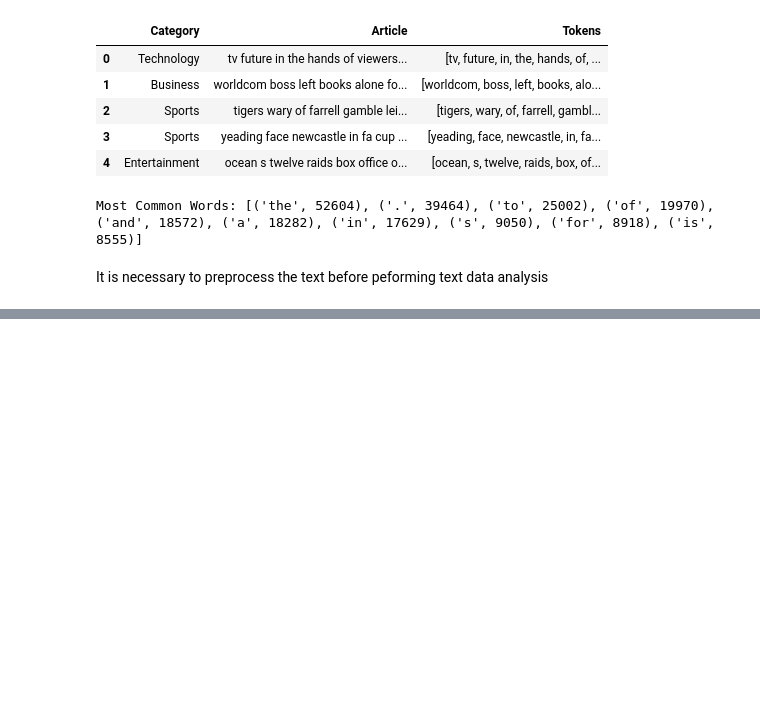
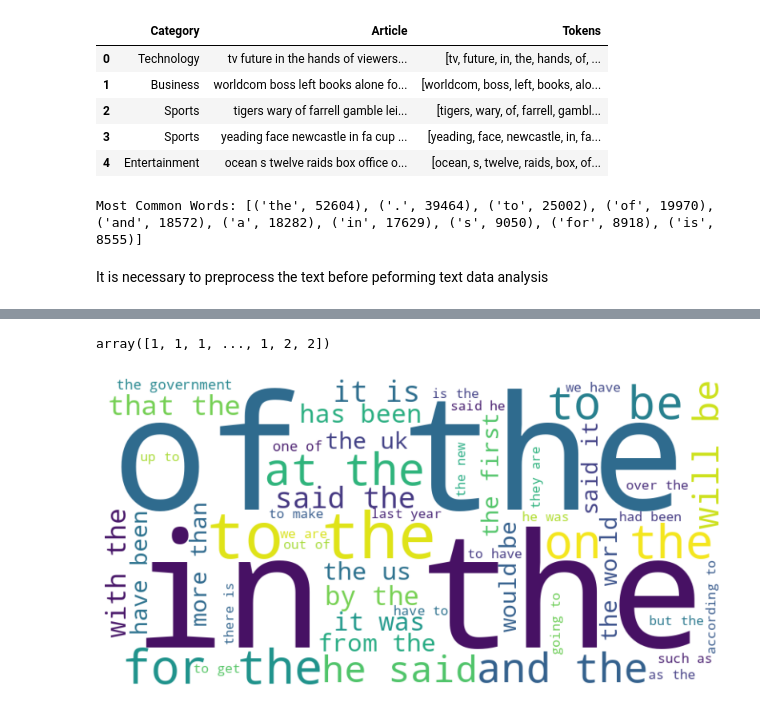
Before and after one commit to yedhuk/categorizing-news-articles-flipitnews, a Jupyter notebook: notebook/FlipItNews Business Case.ipynb, the cells around one changed output, grey strips where cells are left out. Cells and saved outputs as stored; diff of their text form; code cells hidden in the pictures; blank space fills up the shorter version.

```diff
--- a/notebook/FlipItNews Business Case.ipynb
+++ b/notebook/FlipItNews Business Case.ipynb
@@ -190,0 +274,2 @@ It is necessary to preprocess the text before peforming text data analysis
+# %%
+ngrams = vectorizer.get_feature_names_out()
@@ -190,0 +291,20 @@ It is necessary to preprocess the text before peforming text data analysis
+# %%
+ngram_counts = X.toarray().sum(axis=0)
+# %%
+ngram_counts
+# %% [output]
+array([1, 1, 1, ..., 1, 2, 2])
+# %%
+common_ngrams = sorted(zip(ngrams, ngram_counts), key=lambda x: x[1], reverse=True)[:50]
+# %%
+common_ngrams_dict = dict(common_ngrams)
+# %%
+wordcloud = WordCloud(width=800, height=400, background_color='white').generate_from_frequencies(common_ngrams_dict)
+
+# Display the word cloud
+plt.figure(figsize=(10, 5))
+plt.imshow(wordcloud, interpolation='bilinear')
+plt.axis('off')  # Turn off axis
+plt.show()
+# %% [output]
+[figure, added]
```
Also changed, not shown: parts of 18 cells of this notebook.
